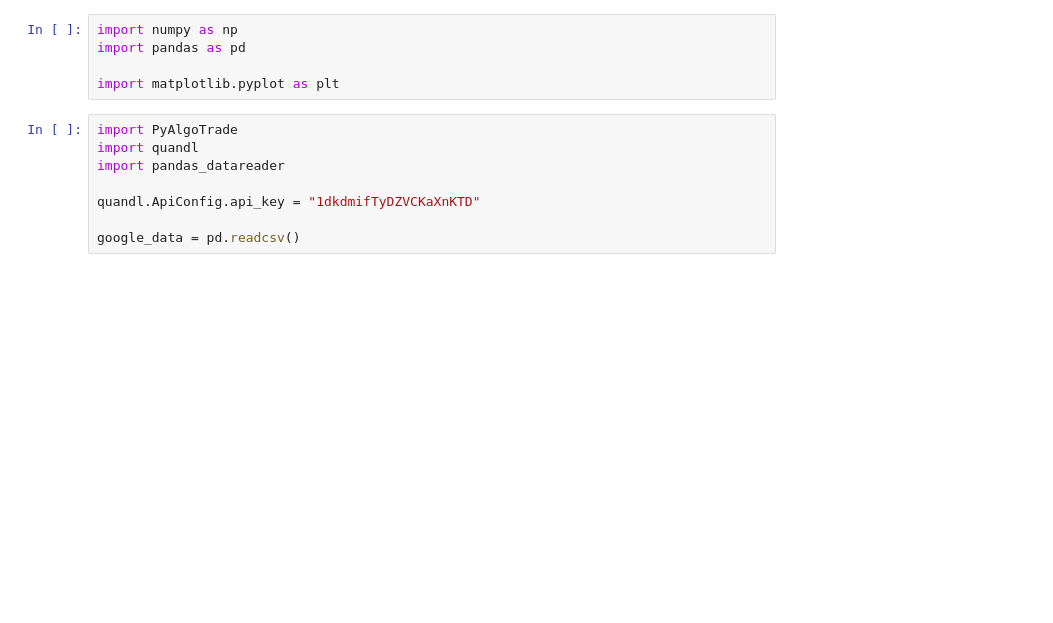
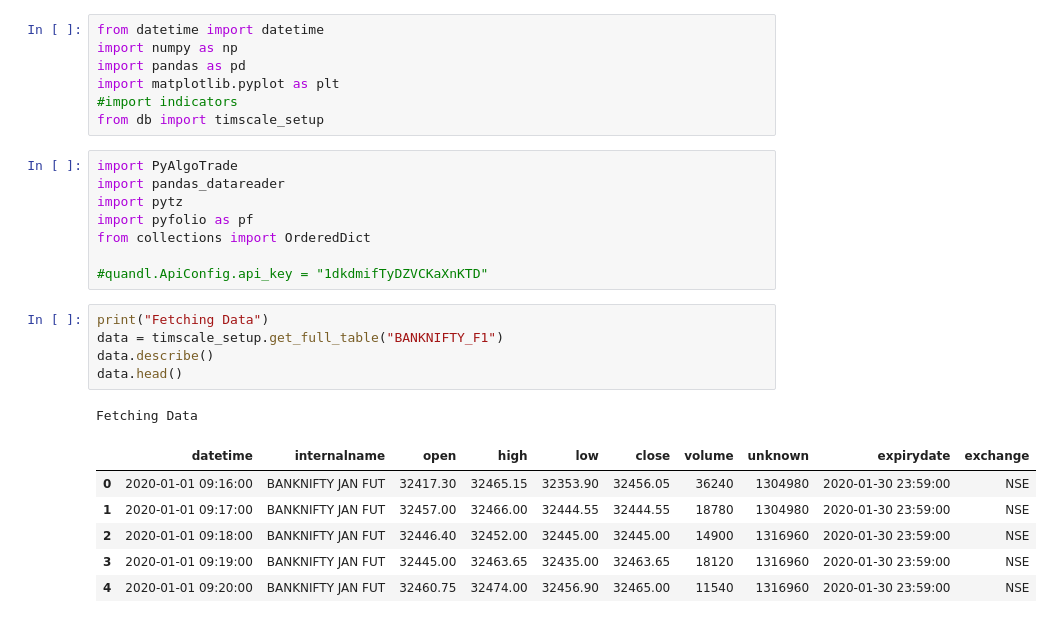
Before and after one commit to pikujs/Algo-Trading, a Jupyter notebook: notebook.ipynb, the cells around one changed output. Saved outputs shown, nothing was run; the diff lists cells and outputs as text; blank space fills up the shorter version.

Commit message:
backtesting using backtest.py
backtesting.py engine setup and data fetch from db

```diff
--- a/notebook.ipynb
+++ b/notebook.ipynb
@@ -1,13 +1,28 @@
 # %%
+from datetime import datetime
 import numpy as np
 import pandas as pd
-
 import matplotlib.pyplot as plt
+#import indicators
+from db import timscale_setup
 # %%
 import PyAlgoTrade
-import quandl
 import pandas_datareader
+import pytz
+import pyfolio as pf
+from collections import OrderedDict
 
-quandl.ApiConfig.api_key = "1dkdmifTyDZVCKaXnKTD"
-
-google_data = pd.readcsv()
+#quandl.ApiConfig.api_key = "1dkdmifTyDZVCKaXnKTD"
+# %%
+print("Fetching Data")
+data = timscale_setup.get_full_table("BANKNIFTY_F1")
+data.describe()
+data.head()
+# %% [output]
+Fetching Data
+|  | datetime | internalname | open | high | low | close | volume | unknown | expirydate | exchange |
+| 0 | 2020-01-01 09:16:00 | BANKNIFTY JAN FUT | 32417.30 | 32465.15 | 32353.90 | 32456.05 | 36240 | 1304980 | 2020-01-30 23:59:00 | NSE |
+| 1 | 2020-01-01 09:17:00 | BANKNIFTY JAN FUT | 32457.00 | 32466.00 | 32444.55 | 32444.55 | 18780 | 1304980 | 2020-01-30 23:59:00 | NSE |
+| 2 | 2020-01-01 09:18:00 | BANKNIFTY JAN FUT | 32446.40 | 32452.00 | 32445.00 | 32445.00 | 14900 | 1316960 | 2020-01-30 23:59:00 | NSE |
+| 3 | 2020-01-01 09:19:00 | BANKNIFTY JAN FUT | 32445.00 | 32463.65 | 32435.00 | 32463.65 | 18120 | 1316960 | 2020-01-30 23:59:00 | NSE |
+| 4 | 2020-01-01 09:20:00 | BANKNIFTY JAN FUT | 32460.75 | 32474.00 | 32456.90 | 32465.00 | 11540 | 1316960 | 2020-01-30 23:59:00 | NSE |
```
Also changed, not shown: parts of 12 cells of this notebook, 2 other files.
